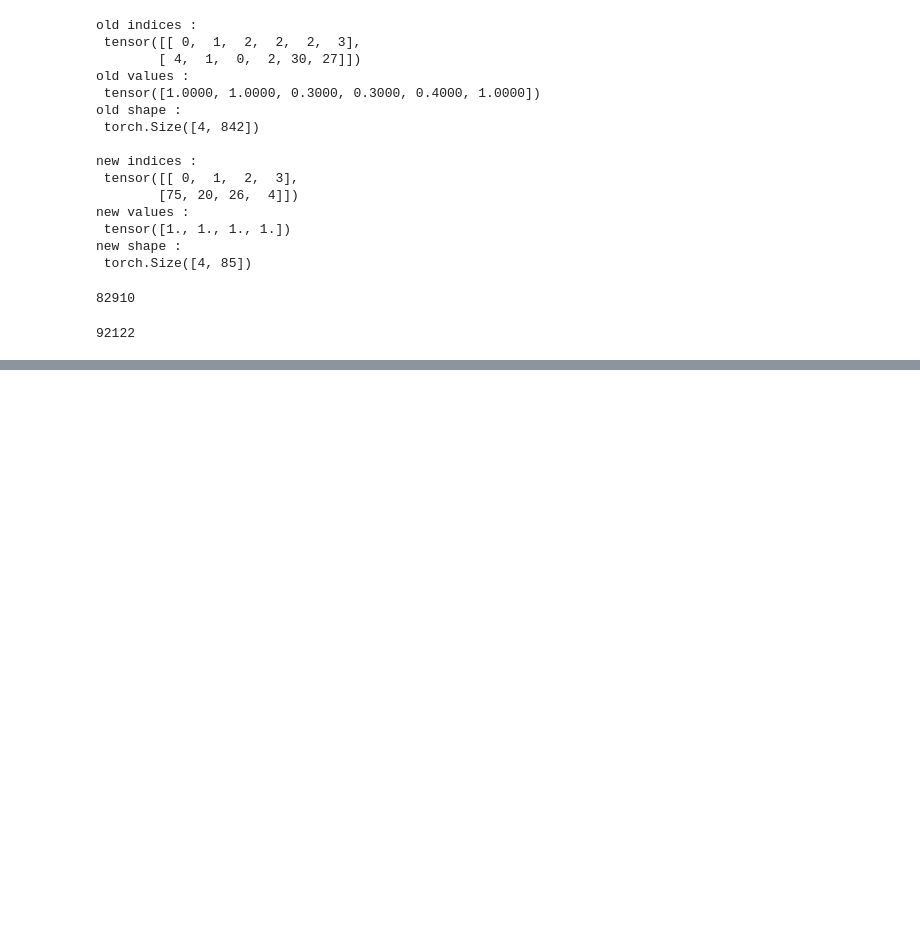
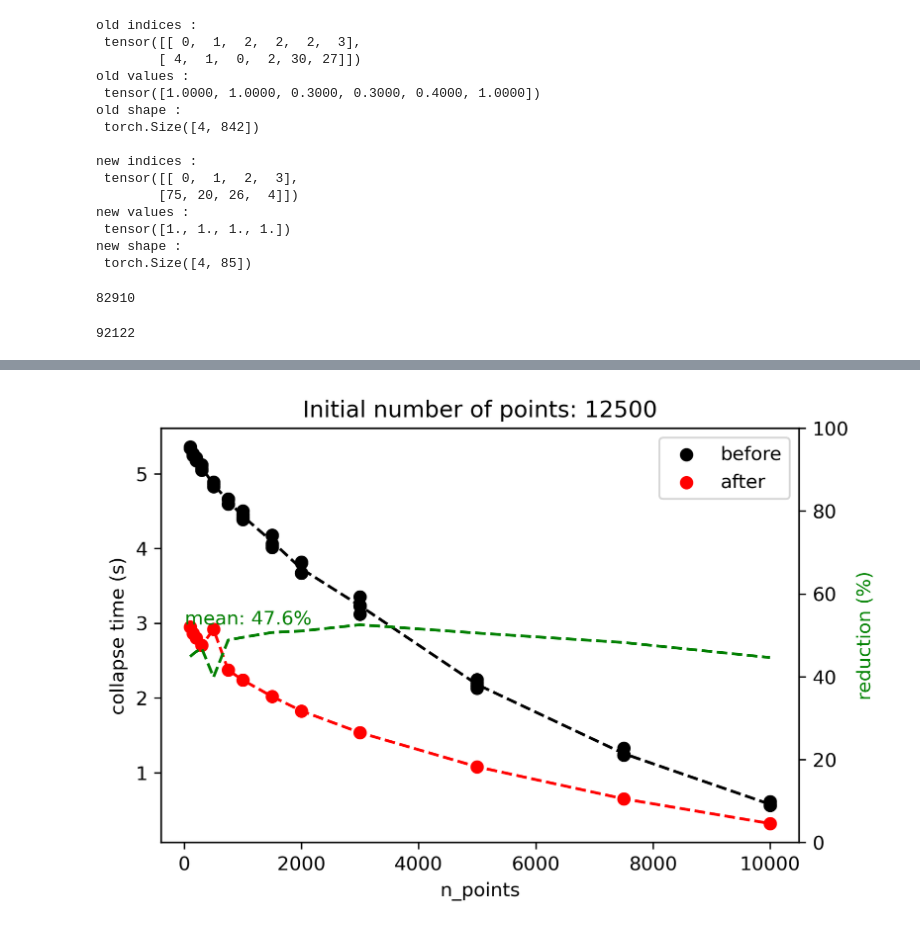
Before and after one commit to scikit-shapes/scikit-shapes, a Jupyter notebook: example.ipynb, the cells around one changed output, grey strips where cells are left out. Cells and saved outputs as stored; diff of their text form; code cells hidden in the pictures; blank space fills up the shorter version.

Commit message:
speeded up collapse step in decimation

```diff
--- a/example.ipynb
+++ b/example.ipynb
@@ -1476,7 +1463,12 @@ import skshapes as sks
 folder = "../face_data/data/cranes/raw/"
 meshes = [sks.PolyData(f"{folder}/{file}") for file in os.listdir(folder)]
 
-decimator = sks.QuadricDecimation(target_reduction=0.99)
+decimator = sks.Decimation(target_reduction=0.99)
+decimator.fit(meshes[0])
+
+decimated_meshes = [decimator.transform(mesh) for mesh in meshes]
+for i in range(len(decimated_meshes)):
+    decimated_meshes[i].save(f"data/test_decimation/decimated_mesh{i:03d}.vtk")
 # %%
 decimated_meshes = [decimator.transform(mesh) for mesh in meshes]
 for i in range(len(decimated_meshes)):
@@ -1495,0 +1551,91 @@ meshes[0].decimate(target_reduction=0.99)
+# %%
+import matplotlib.pyplot as plt
+import skshapes as sks
+import numpy as np
+import pickle
+import pyvista
+
+# warm up
+decimator = sks.Decimation(n_points = 500, method='sks', running_time=True)
+decimator.fit(sks.PolyData(pyvista.Sphere()))
+
+# run
+mesh = sks.PolyData("../scikit-shapes-draft/data/SCAPE/scapecomp/mesh000.ply")
+
+n_runs = 1
+n_points = [100, 150, 200, 300, 500, 750, 1000, 1500, 2000, 3000, 5000, 7500, 10000]
+
+running_time_record = dict()
+for n in n_points:
+    running_time_record[n] = []
+
+for n in n_points:
+    print(f'Running for {n} points')
+    for i in range(n_runs):
+        decimator = sks.Decimation(n_points=n, method='sks', running_time=True)
+        decimator.fit(mesh)
+        print(decimator.times)
+        running_time_record[n].append(decimator.times)
+    print('\n')
+
+pickle.dump(running_time_record, open('running_time_new.pickle', 'wb'))
+
+def make_running_time_plot(dict_before, dict_after, key, title):
+
+    old = dict_before
+    new = dict_after
+
+    #set a good dpi for image quality
+    plt.figure(dpi=300)
+
+    avgs_old = []
+    avgs_new = []
+
+    for x in old.keys():
+        tmp_old = []
+        tmp_new = []
+        for y in old[x]:
+            p1 = plt.scatter(x, y[key], c='k')
+            tmp_old.append(y[key])
+
+        for y in new[x]:
+            p2 = plt.scatter(x, y[key], c='r')
+            tmp_new.append(y[key])
+
+        avgs_old.append(np.mean(tmp_old))
+        avgs_new.append(np.mean(tmp_new))
+
+    plt.xlabel('n_points')
+    plt.ylabel(f'{key} time (s)')
+    plt.title('Initial number of points: 12500')
+    plt.legend([p1, p2], ['before', 'after'], loc='upper right')
+
+    avgs_old = np.array(avgs_old)
+    avgs_new = np.array(avgs_new)
+
+    reduction = 100 * (avgs_old - avgs_new) / avgs_old
+
+    plt.plot(old.keys(), avgs_old, 'k--')
+    plt.plot(old.keys(), avgs_new, 'r--')
+
+    #add another scale for the average
+    ax2 = plt.twinx()
+    ax2.plot(old.keys(), reduction, 'g--')
+    #write blabla on the right axis at value 10
+    ax2.text(10, np.mean(reduction) + 5, f'mean: {round(np.mean(reduction), 1)}%', color='g')
+    #set ax2 axis values from 0 to 100
+    ax2.set_ylim(0, 100)
+    ax2.set_ylabel('reduction (%)', color='g')
+
+    plt.savefig(title)
+
+
+for key in ['collapse', 'total']:
+
+    make_running_time_plot(
+        dict_before = pickle.load(open('running_time.pickle', 'rb')),
+        dict_after = running_time_record,
+        key = key,
+        title = f"running_time_rearrange_if_condition_{key}.png"
+    )
+# %% [output]
@@ -1495,0 +1659 @@ meshes[0].decimate(target_reduction=0.99)
+[figure, added]
```
Also changed, not shown: parts of 13 cells of this notebook, 2 other files.
